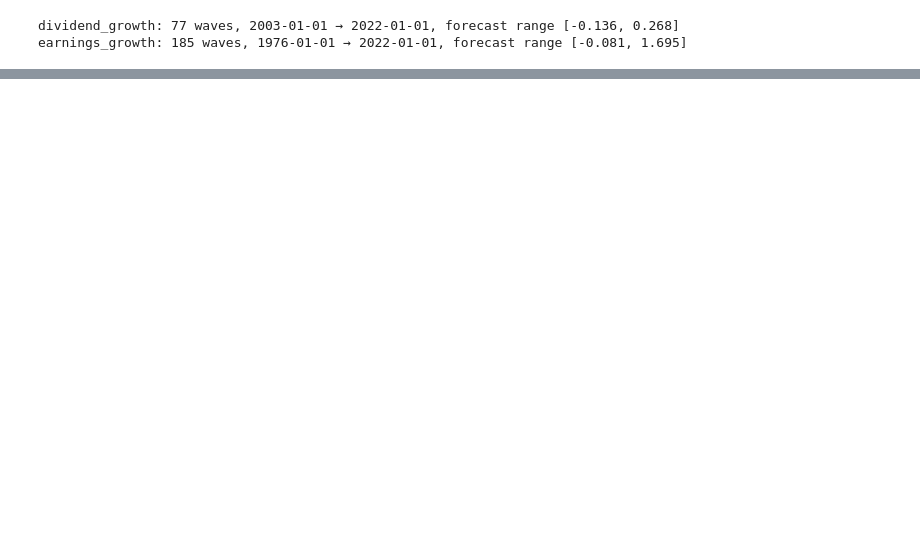
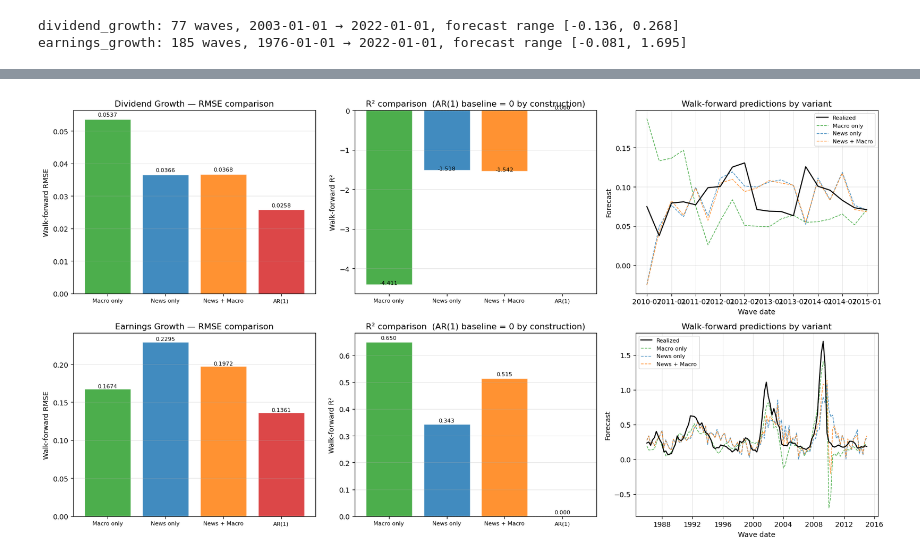
Before and after one commit to aaronH45/News-Predictions, a Jupyter notebook: news_encoder_pipeline.ipynb, the cells around one changed output, grey strips where cells are left out. Drawn from its saved outputs; the diff is of its cells as text; code cells hidden in the pictures; blank space fills up the shorter version.

Commit message:
new notebook with macro

```diff
--- a/news_encoder_pipeline.ipynb
+++ b/news_encoder_pipeline.ipynb
@@ -1515,0 +888,15 @@ the full period so the calibration results above are your extrapolation.
+# %%
+print("\n── Walk-Forward Summary ──────────────────────────────────────────────────────────")
+print(f"{'Series':<25} {'WF RMSE':>10} {'AR(1)':>8} {'WF R²':>7} "
+      f"{'DirAcc':>8} {'thresh':>7} {'msl':>5} {'max_feat':>10}")
+print("-" * 90)
+for name, res in all_results.items():
+    bp = res["best_params"]
+    print(f"{name:<25} {res['wf_rmse']:>10.4f} {res['ar1_rmse']:>8.4f} "
+          f"{res['wf_r2']:>7.3f} {res['dir_acc']:>7.1%} "
+          f"{bp['neutral_threshold']:>7.2f} {bp['min_samples_leaf']:>5} "
+          f"{str(bp['max_features']):>10}")
+print()
+mode_str = "TEST MODE — cached params" if TEST_MODE else "PRODUCTION — full LOO-CV"
+print(f"Run mode: {mode_str}")
+print("WF RMSE and R² are walk-forward (honest). AR(1) uses prior realised value.")
@@ -1515,0 +1125,71 @@ the full period so the calibration results above are your extrapolation.
+# %%
+# ── Comparison plot ───────────────────────────────────────────────────────────
+fig, axes = plt.subplots(len(decomp_results), 3,
+                          figsize=(17, 4.5 * len(decomp_results)))
+if len(decomp_results) == 1:
+    axes = axes[None, :]
+
+variant_labels = {
+    "macro_only":     "Macro only",
+    "news_only":      "News only",
+    "news_and_macro": "News + Macro",
+}
+variant_colors = {
+    "macro_only":     "C2",
+    "news_only":      "C0",
+    "news_and_macro": "C1",
+}
+
+for row, (series_name, variants) in enumerate(decomp_results.items()):
+    min_train = all_results[series_name]["min_train"]
+    waves_df  = all_results[series_name]["waves_df"]
+    y         = all_results[series_name]["y"]
+    ar1_rmse  = list(variants.values())[0]["ar1_rmse"]
+
+    # Panel 1: RMSE bar chart
+    ax = axes[row, 0]
+    names  = list(variant_labels.values()) + ["AR(1)"]
+    rmses  = [v["rmse"] for v in variants.values()] + [ar1_rmse]
+    colors = [variant_colors[k] for k in variants] + ["C3"]
+    bars   = ax.bar(names, rmses, color=colors, alpha=0.85, edgecolor="white")
+    ax.set_ylabel("Walk-forward RMSE")
+    ax.set_title(f"{series_name.replace('_',' ').title()} — RMSE comparison")
+    ax.grid(alpha=0.3, axis="y")
+    for bar, val in zip(bars, rmses):
+        ax.text(bar.get_x() + bar.get_width()/2, bar.get_height() + 0.0005,
+                f"{val:.4f}", ha="center", va="bottom", fontsize=8)
+    ax.tick_params(axis="x", labelsize=8)
+
+    # Panel 2: R² bar chart
+    ax = axes[row, 1]
+    r2s    = [v["r2"] for v in variants.values()] + [0.0]
+    bars   = ax.bar(names, r2s, color=colors, alpha=0.85, edgecolor="white")
+    ax.axhline(0, color="black", lw=0.8, ls="--")
+    ax.set_ylabel("Walk-forward R²")
+    ax.set_title("R² comparison  (AR(1) baseline = 0 by construction)")
+    ax.grid(alpha=0.3, axis="y")
+    for bar, val in zip(bars, r2s):
+        ypos = bar.get_height() + 0.005 if val >= 0 else bar.get_height() - 0.02
+        ax.text(bar.get_x() + bar.get_width()/2, ypos,
+                f"{val:.3f}", ha="center", va="bottom", fontsize=8)
+    ax.tick_params(axis="x", labelsize=8)
+
+    # Panel 3: walk-forward time series for all variants
+    ax = axes[row, 2]
+    wf_dates = waves_df["wave_date"].values[min_train:]
+    ax.plot(wf_dates, y[min_train:], "-", color="black", lw=1.5,
+            label="Realized", zorder=5)
+    for k, v in variants.items():
+        ax.plot(wf_dates, v["wf_df"]["predicted"].values, "--",
+                color=variant_colors[k], alpha=0.8, lw=1,
+                label=variant_labels[k])
+    ax.set_xlabel("Wave date"); ax.set_ylabel("Forecast")
+    ax.set_title("Walk-forward predictions by variant")
+    ax.legend(fontsize=8); ax.grid(alpha=0.3)
+
+plt.tight_layout()
+plt.savefig(OUTPUT_DIR / "signal_decomposition.png", dpi=150, bbox_inches="tight")
+plt.show()
+print("Saved signal_decomposition.png")
+# %% [output]
+[figure, added]
```
Also changed, not shown: parts of 46 cells of this notebook, 1 other file.
